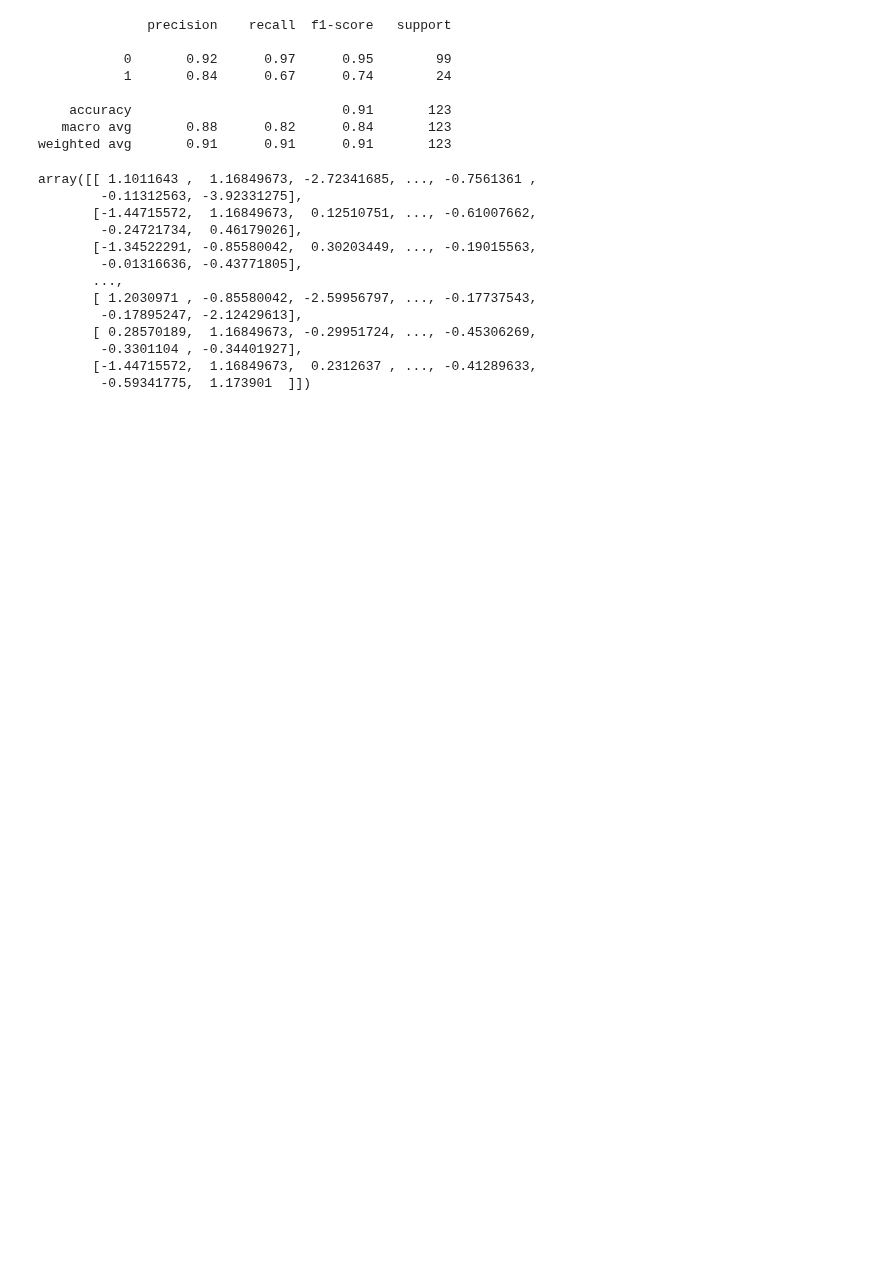
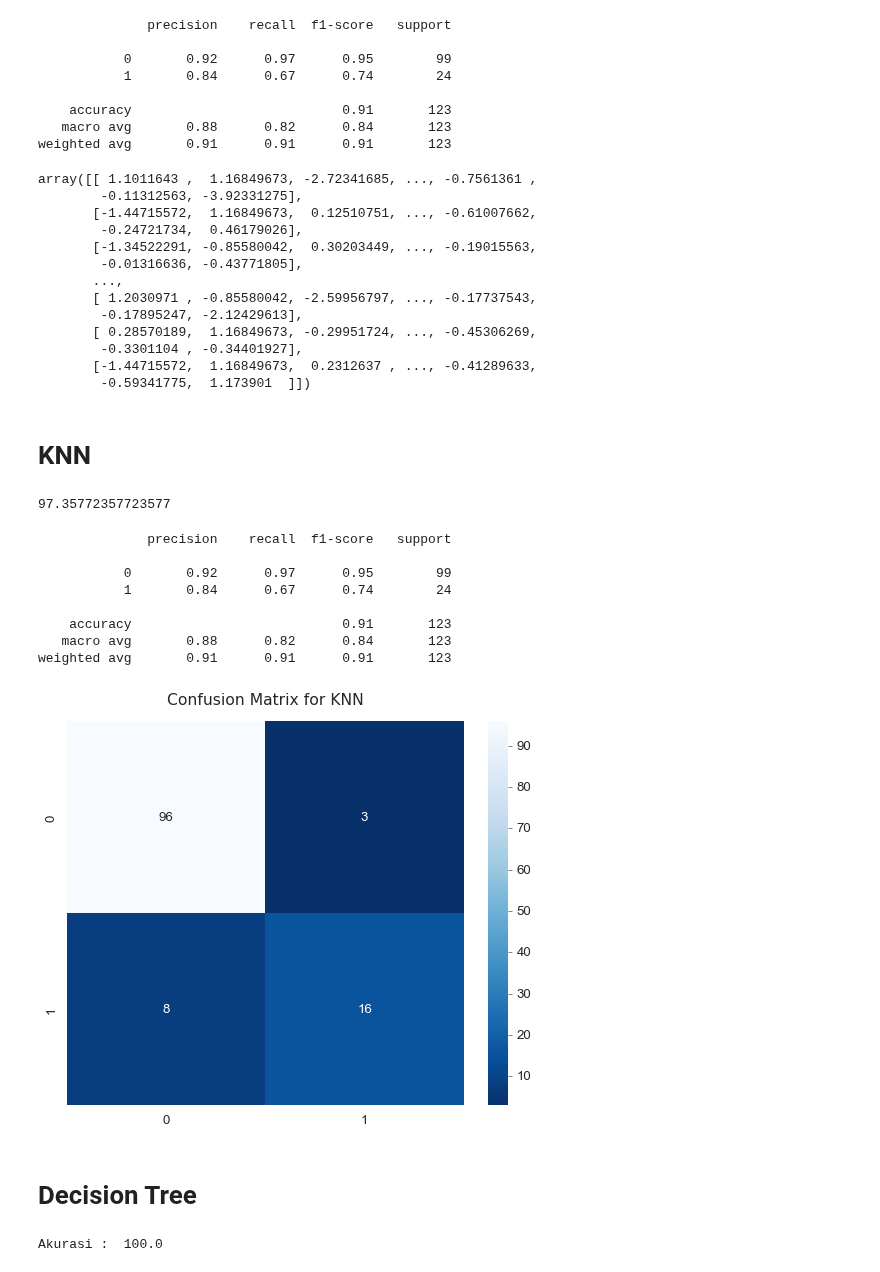
Before and after one commit to rifqicharisma/Belajar_Ai, a Jupyter notebook: Hepatitis C Prediction/main.ipynb, the cells around one changed output. Drawn from its saved outputs; the diff is of its cells as text; code cells hidden in the pictures; blank space fills up the shorter version.

```diff
--- a/Hepatitis C Prediction/main.ipynb
+++ b/Hepatitis C Prediction/main.ipynb
@@ -347,3 +383,5 @@ array([[ 1.1011643 ,  1.16849673, -2.72341685, ..., -0.7561361 ,
         -0.3301104 , -0.34401927],
        [-1.44715572,  1.16849673,  0.2312637 , ..., -0.41289633,
         -0.59341775,  1.173901  ]])
+# %% [markdown]
+# KNN
@@ -349,0 +391,42 @@ array([[ 1.1011643 ,  1.16849673, -2.72341685, ..., -0.7561361 ,
+# %%
+knn.fit(X_train, y_train)
+knn_score = knn.score(X_train, y_train)
+print(knn_score*100)
+# %% [output]
+97.35772357723577
+# %%
+# Confusion Matrix of KNN
+from sklearn.metrics import confusion_matrix, classification_report
+from sklearn import metrics
+sns.set_style("white")
+
+y_pred_rfc = model.predict(X_test)
+cf_matrix = confusion_matrix(y_test, y_pred_rfc)
+sns.heatmap(cf_matrix, annot=True, cmap="Blues_r")
+plt.title("Confusion Matrix for KNN", fontsize=14, fontname="Helvetica", y=1.03);
+
+print(metrics.classification_report(y_test, y_pred_rfc))
+# %% [output]
+              precision    recall  f1-score   support
+
+           0       0.92      0.97      0.95        99
+           1       0.84      0.67      0.74        24
+
+    accuracy                           0.91       123
+   macro avg       0.88      0.82      0.84       123
+weighted avg       0.91      0.91      0.91       123
+[figure, added]
+# %% [markdown]
+# Decision Tree
+# %%
+# proses klasifikasi
+from sklearn.tree import DecisionTreeClassifier
+clf = DecisionTreeClassifier()
+
+# training data
+clf = clf.fit(X_train, y_train)
+
+# menampilkan akurasi
+print("Akurasi : ",clf.score(X_train, y_train)*100)
+# %% [output]
+Akurasi :  100.0
```
Also changed, not shown: parts of 5 cells of this notebook.
